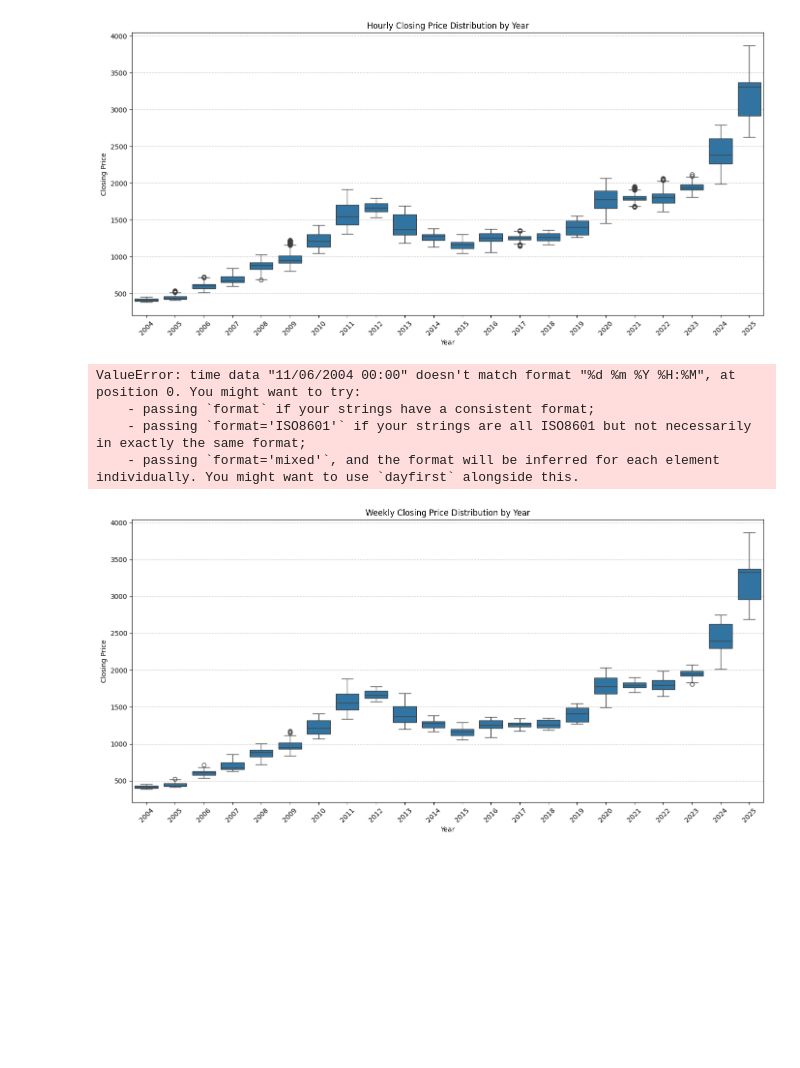
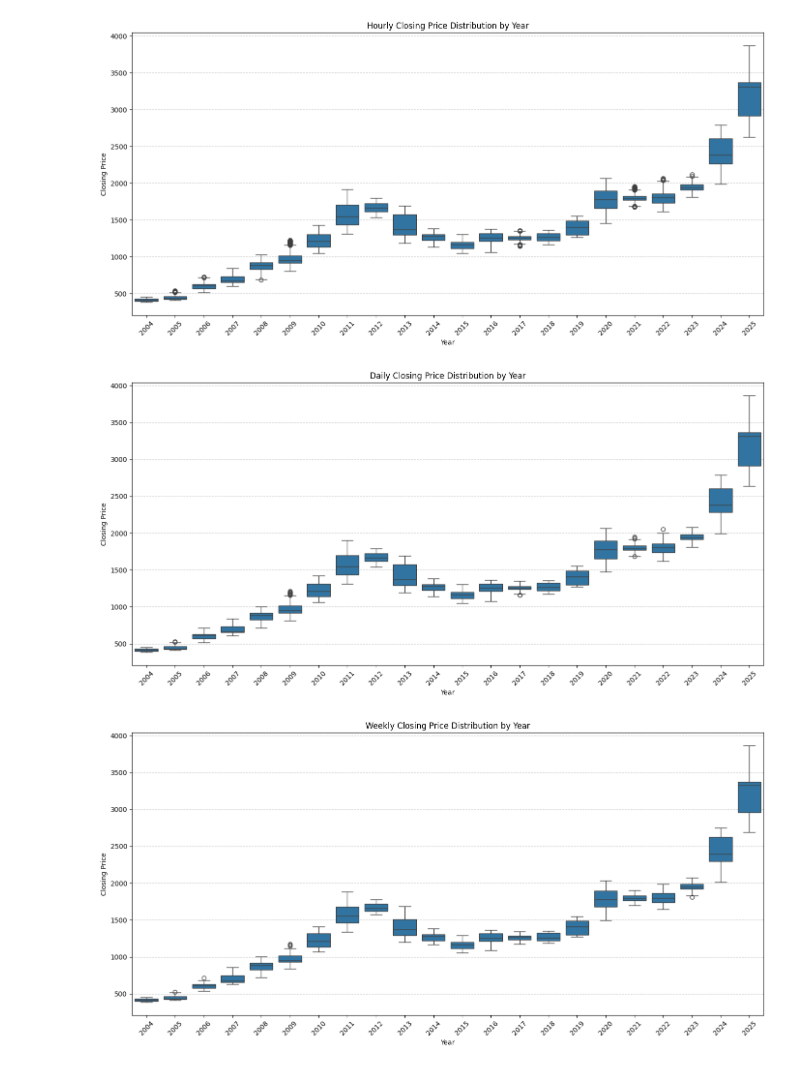
Before and after one commit to alexnehc/cs661midterm, a Jupyter notebook: 661_Midterm.ipynb, the cells around one changed output. Cells and saved outputs as stored; diff of their text form; code cells hidden in the pictures; blank space fills up the shorter version.

```diff
--- a/661_Midterm.ipynb
+++ b/661_Midterm.ipynb
@@ -97,23 +99,22 @@ plt.show()
 # %% [output]
 [figure]
 # %%
-dailydf['Date'] = pd.to_datetime(dailydf['Date'], format='%d/%m/%Y %H:%M')
-dailydf['Year'] = dailydf['Date'].dt.year
+# The 'Date' column has already been set as the index and converted to datetime
+# in a previous cell (HBas2833tZR8).
+# Therefore, directly access the index for year extraction.
+dailydf['Year'] = dailydf.index.year
 
 plt.figure(figsize=(14, 7))
 sns.boxplot(x='Year', y='Close', data=dailydf)
 plt.title('Daily Closing Price Distribution by Year')
 plt.xlabel('Year')
 plt.ylabel('Closing Price')
 plt.grid(axis='y', linestyle='--', alpha=0.7)
 plt.xticks(rotation=45)
 plt.tight_layout()
 plt.show()
 # %% [output]
-ValueError: time data "11/06/2004 00:00" doesn't match format "%d %m %Y %H:%M", at position 0. You might want to try:
-    - passing `format` if your strings have a consistent format;
-    - passing `format='ISO8601'` if your strings are all ISO8601 but not necessarily in exactly the same format;
-    - passing `format='mixed'`, and the format will be inferred for each element individually. You might want to use `dayfirst` alongside this.
+[figure, added]
 # %%
 weeklydf['Date'] = pd.to_datetime(weeklydf['Date'], format='%d/%m/%Y %H:%M')
 weeklydf['Year'] = weeklydf['Date'].dt.year
```
Also changed, not shown: parts of 2 cells of this notebook.
